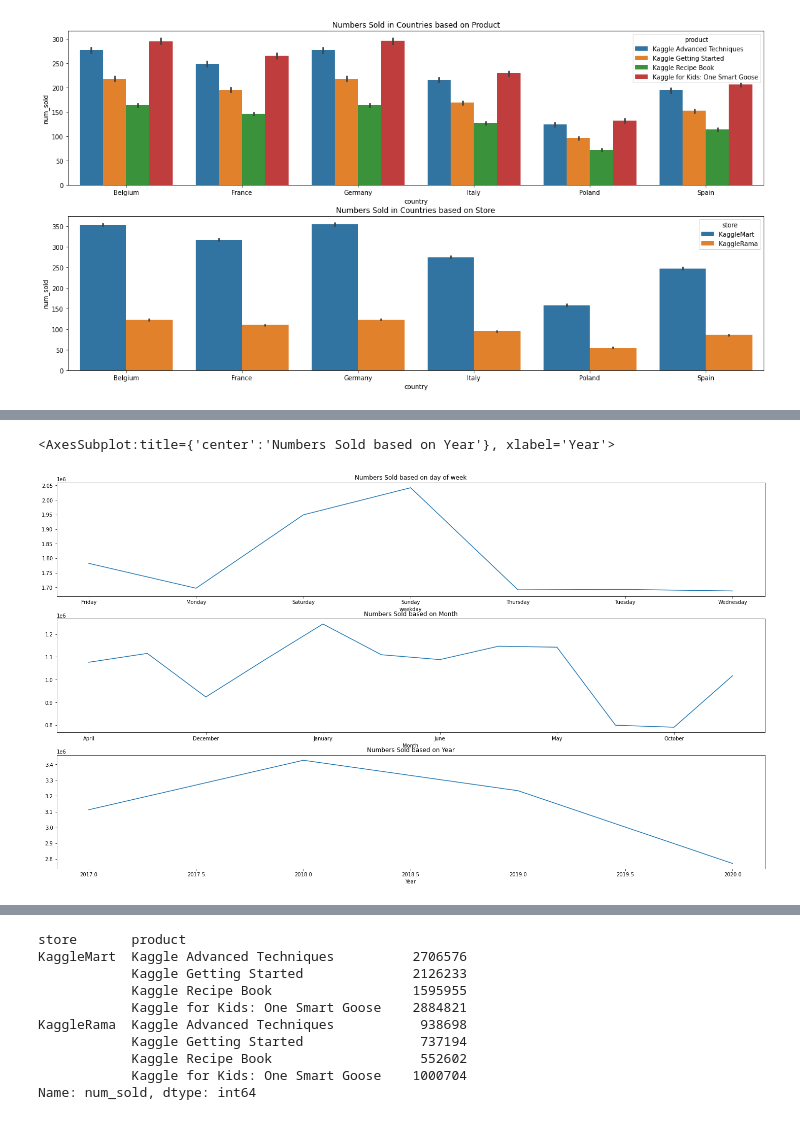
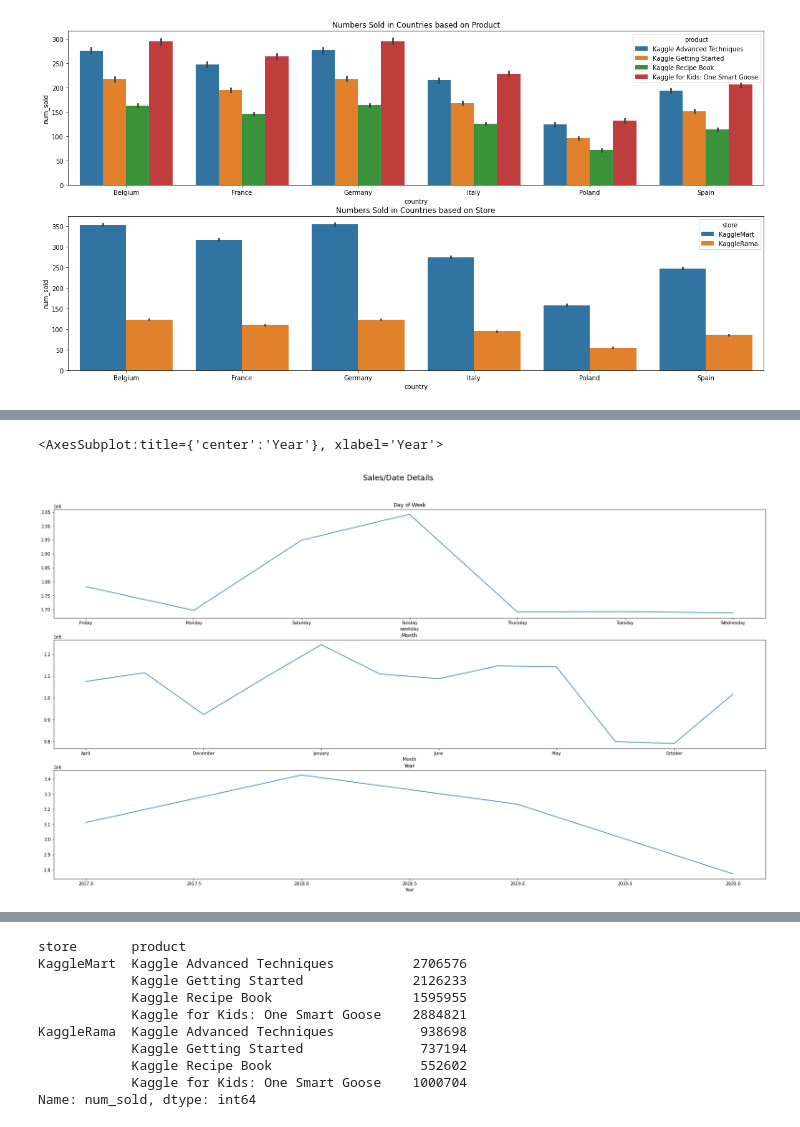
Before and after one commit to Bahaakhalled/Tabular-Playground-Series---Sep-2022, a Jupyter notebook: Tabular_Playground_Submission.ipynb, the cells around one changed output, grey strips where cells are left out. Cells and saved outputs as stored; diff of their text form; code cells hidden in the pictures.

```diff
--- a/Tabular_Playground_Submission.ipynb
+++ b/Tabular_Playground_Submission.ipynb
@@ -164,8 +136,9 @@ memory usage: 4.5+ MB
 # %%
-fig, axes = plt.subplots(3, 1,figsize=(25,14))
-ctab.groupby('weekday').num_sold.sum().plot(title='Numbers Sold based on day of week',ax=axes[0])
-ctab.groupby('Month').num_sold.sum().plot(title='Numbers Sold based on Month',ax=axes[1])
-ctab.groupby('Year').num_sold.sum().plot(title='Numbers Sold based on Year',ax=axes[2])
+fig, axes = plt.subplots(3, 1,figsize=(30,16))
+plt.text(x=0.5, y=0.94, s="Sales/Date Details", fontsize=18, ha="center", transform=fig.transFigure)
+ctab.groupby('weekday').num_sold.sum().plot(title='Day of Week',ax=axes[0])
+ctab.groupby('Month').num_sold.sum().plot(title='Month',ax=axes[1])
+ctab.groupby('Year').num_sold.sum().plot(title='Year',ax=axes[2])
 # %% [output]
-<AxesSubplot:title={'center':'Numbers Sold based on Year'}, xlabel='Year'>
+<AxesSubplot:title={'center':'Year'}, xlabel='Year'>
-[figure, old version]
+[figure, new version]
```
Also changed, not shown: parts of 35 cells of this notebook.
